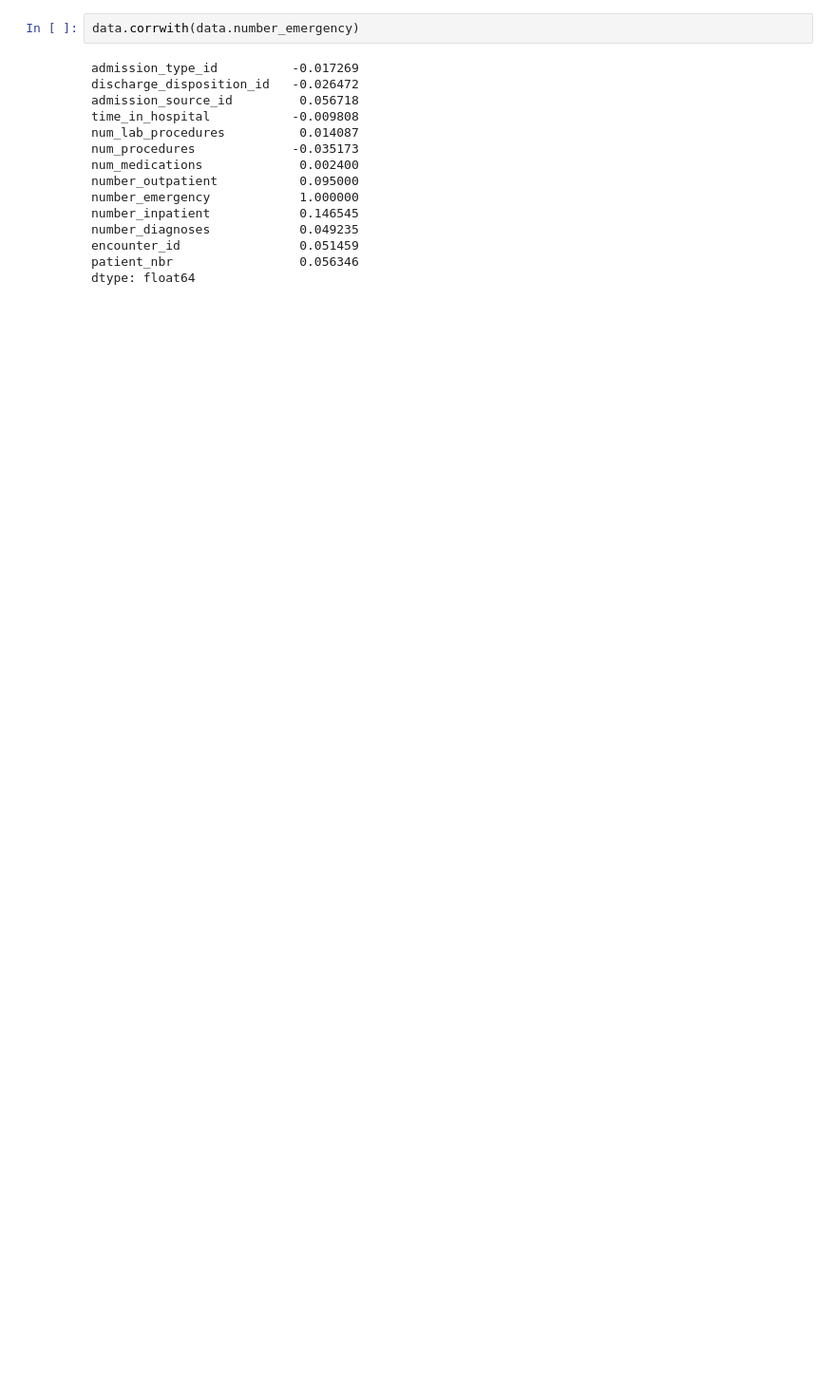
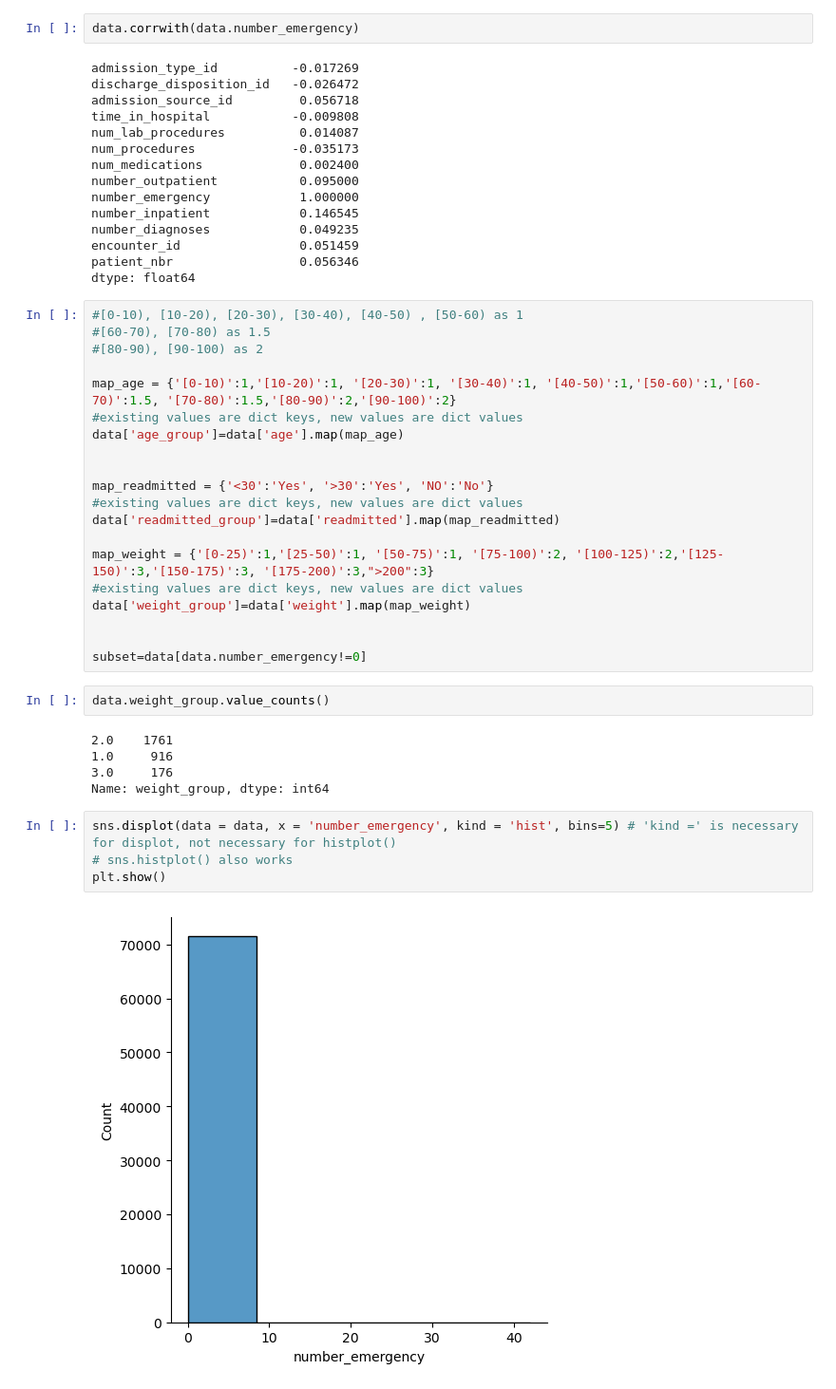
Before and after one commit to Chimichongo/STAT303_GROUP, a Jupyter notebook: Q_yuki.ipynb, the cells around one changed output. Shown at 95% size. Drawn from its saved outputs; the diff is of its cells as text; blank space fills up the shorter version.

```diff
--- a/Q_yuki.ipynb
+++ b/Q_yuki.ipynb
@@ -72,3 +74,36 @@ number_diagnoses            0.049235
 encounter_id                0.051459
 patient_nbr                 0.056346
 dtype: float64
+# %%
+#[0-10), [10-20), [20-30), [30-40), [40-50) , [50-60) as 1
+#[60-70), [70-80) as 1.5
+#[80-90), [90-100) as 2
+
+map_age = {'[0-10)':1,'[10-20)':1, '[20-30)':1, '[30-40)':1, '[40-50)':1,'[50-60)':1,'[60-70)':1.5, '[70-80)':1.5,'[80-90)':2,'[90-100)':2}
+#existing values are dict keys, new values are dict values
+data['age_group']=data['age'].map(map_age)
+
+
+map_readmitted = {'<30':'Yes', '>30':'Yes', 'NO':'No'}
+#existing values are dict keys, new values are dict values
+data['readmitted_group']=data['readmitted'].map(map_readmitted)
+
+map_weight = {'[0-25)':1,'[25-50)':1, '[50-75)':1, '[75-100)':2, '[100-125)':2,'[125-150)':3,'[150-175)':3, '[175-200)':3,">200":3}
+#existing values are dict keys, new values are dict values
+data['weight_group']=data['weight'].map(map_weight)
+
+
+subset=data[data.number_emergency!=0]
+# %%
+data.weight_group.value_counts()
+# %% [output]
+2.0    1761
+1.0     916
+3.0     176
+Name: weight_group, dtype: int64
+# %%
+sns.displot(data = data, x = 'number_emergency', kind = 'hist', bins=5) # 'kind =' is necessary for displot, not necessary for histplot()
+# sns.histplot() also works
+plt.show()
+# %% [output]
+[figure, added]
```
Also changed, not shown: parts of 26 cells of this notebook, 2 other files.
